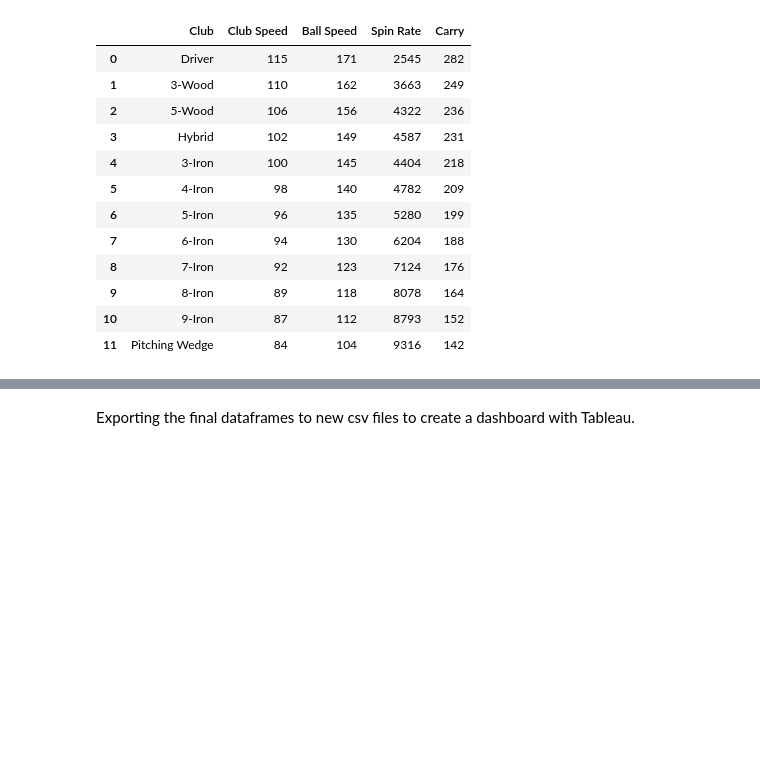
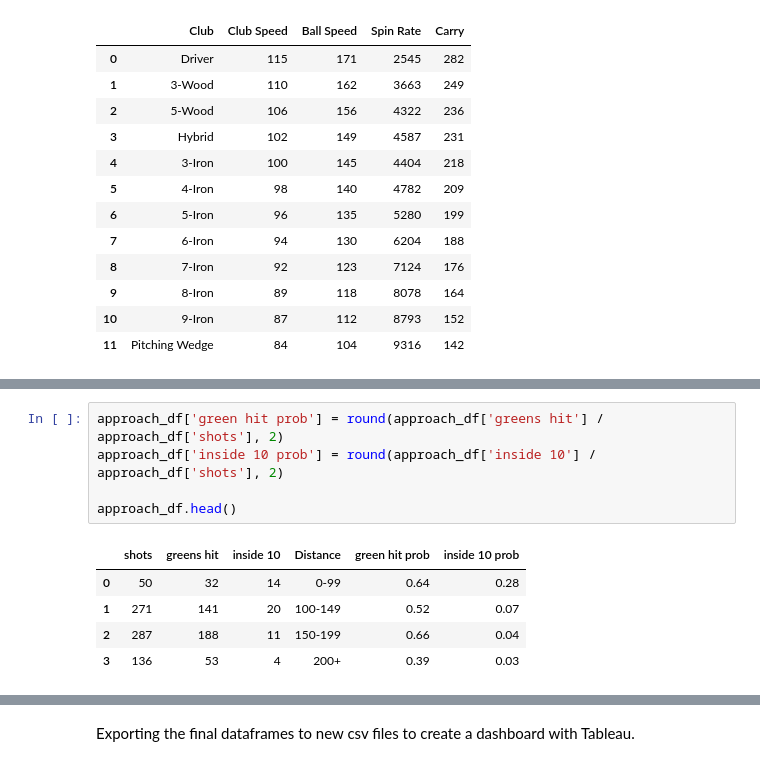
Before and after one commit to joja4479/Golf-Shot-Analysis, a Jupyter notebook: golf_shot_analysis.ipynb, the cells around one changed output, grey strips where cells are left out. Cells and saved outputs as stored; diff of their text form; blank space fills up the shorter version.

```diff
--- a/golf_shot_analysis.ipynb
+++ b/golf_shot_analysis.ipynb
@@ -575,0 +556,11 @@ plt.show()
+# %%
+approach_df['green hit prob'] = round(approach_df['greens hit'] / approach_df['shots'], 2)
+approach_df['inside 10 prob'] = round(approach_df['inside 10'] / approach_df['shots'], 2)
+
+approach_df.head()
+# %% [output]
+|  | shots | greens hit | inside 10 | Distance | green hit prob | inside 10 prob |
+| 0 | 50 | 32 | 14 | 0-99 | 0.64 | 0.28 |
+| 1 | 271 | 141 | 20 | 100-149 | 0.52 | 0.07 |
+| 2 | 287 | 188 | 11 | 150-199 | 0.66 | 0.04 |
+| 3 | 136 | 53 | 4 | 200+ | 0.39 | 0.03 |
```
Also changed, not shown: parts of 26 cells of this notebook.
